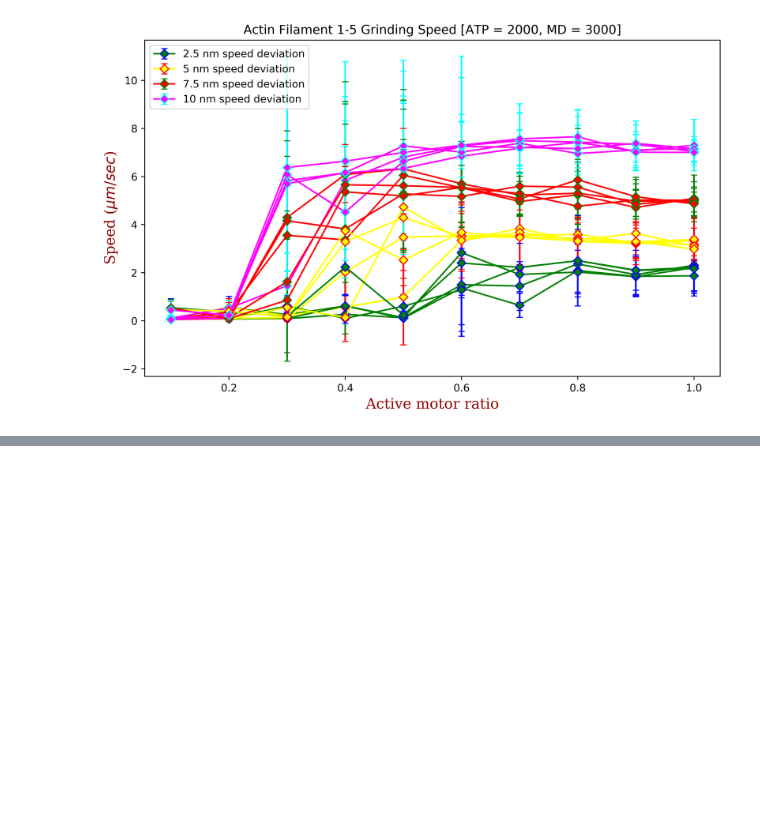
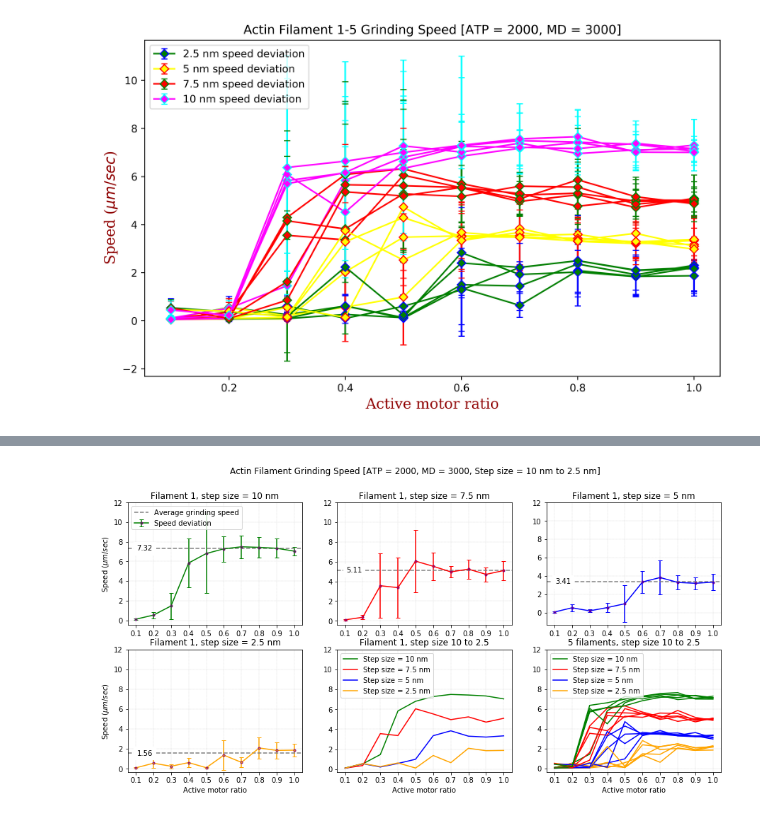
Before and after one commit to SamMachariaPhD/simulate201819, a Jupyter notebook: AFsSpeeds.ipynb, the cells around one changed output, grey strips where cells are left out. Cells and saved outputs as stored; diff of their text form; code cells hidden in the pictures; blank space fills up the shorter version.

```diff
--- a/AFsSpeeds.ipynb
+++ b/AFsSpeeds.ipynb
@@ -80,0 +170,100 @@ plt.savefig('AFsSpeeds_allseed.svg',bbox_inches='tight', format='svg',dip=300)
+# %%
+plt.figure(figsize=(15,7))
+plt.axis('tight')
+plt.suptitle('Actin Filament Grinding Speed [ATP = 2000, MD = 3000, Step size = 10 nm to 2.5 nm]')
+
+plt.subplot(2,3,1)
+plt.errorbar(x,y4,yerr=dev4, mec='purple', capsize=3, marker='.',color='green',label='Speed deviation')
+y4m = np.round(y4[5:].mean(),2)
+plt.axhline(y4m, linestyle='--', color='gray', label='Average grinding speed')
+plt.text(0.15,y4m, str(y4m), va='center', ha='center', backgroundcolor='w')
+plt.title('Filament 1, step size = 10 nm')
+plt.ylabel('Speed ($\mu m/sec$)')
+plt.legend(loc='upper left')
+plt.xticks(np.arange(0.1,1.1,step=0.1))
+plt.yticks(np.arange(0,13,step=2))
+plt.grid(color='gray',which='both',linestyle=':',linewidth=0.25)
+
+plt.subplot(2,3,2)
+#plt.errorbar(x,y8,yerr=dev8, mec='purple', capsize=3, marker='.',color='red',label=None)
+plt.errorbar(x,y3,yerr=dev3, mec='purple', capsize=3, color='red', marker='.', label=None)
+y3m = np.round(y3[5:].mean(),2)
+plt.axhline(y3m, linestyle='--', color='gray', label=None)
+plt.text(0.15,y3m, str(y3m), va='center', ha='center', backgroundcolor='w')
+plt.title('Filament 1, step size = 7.5 nm')
+plt.xticks(np.arange(0.1,1.1,step=0.1))
+plt.yticks(np.arange(0,13,step=2))
+plt.grid(color='gray',which='both',linestyle=':',linewidth=0.25)
+
+plt.subplot(2,3,3)
+#plt.errorbar(x,y12,yerr=dev12, mec='purple', capsize=3, marker='.',color='blue',label=None)
+plt.errorbar(x,y2,yerr=dev2, mec='purple', capsize=3, color='blue', marker='.', label=None)
+y2m = np.round(y2[5:].mean(),2)
+plt.axhline(y2m, linestyle='--', color='gray', label=None)
+plt.text(0.15,y2m, str(y2m), va='center', ha='center', backgroundcolor='w')
+plt.title('Filament 1, step size = 5 nm')
+plt.xticks(np.arange(0.1,1.1,step=0.1))
+plt.yticks(np.arange(0,13,step=2))
+plt.grid(color='gray',which='both',linestyle=':',linewidth=0.25)
+
+plt.subplot(2,3,4)
+#plt.errorbar(x,y16,yerr=dev16, mec='purple', capsize=3, marker='.',color='orange',label=None)
+plt.errorbar(x,y1,yerr=dev1, mec='purple', capsize=3, color='orange', marker='.', label=None)
+y1m = np.round(y1[5:].mean(),2)
+plt.axhline(y1m, linestyle='--', color='gray', label=None)
+plt.text(0.15,y1m, str(y1m), va='center', ha='center', backgroundcolor='w')
+plt.title('Filament 1, step size = 2.5 nm')
+plt.xlabel('Active motor ratio')
+plt.ylabel('Speed ($\mu m/sec$)')
+plt.xticks(np.arange(0.1,1.1,step=0.1))
+plt.yticks(np.arange(0,13,step=2))
+plt.grid(color='gray',which='both',linestyle=':',linewidth=0.25)
+
+plt.subplot(2,3,5)
+plt.plot(x,y4,color='green',label= 'Step size = 10 nm')
+plt.plot(x,y3,color='red',label='Step size = 7.5 nm')
+plt.plot(x,y2,color='blue',label='Step size = 5 nm')
+plt.plot(x,y1,color='orange',label='Step size = 2.5 nm')
+plt.title('Filament 1, step size 10 to 2.5')
+plt.xlabel('Active motor ratio')
+plt.xticks(np.arange(0.1,1.1,step=0.1))
+plt.yticks(np.arange(0,13,step=2))
+plt.grid(color='gray',which='both',linestyle=':',linewidth=0.25)
+plt.legend(loc='upper left')
+
+plt.subplot(2,3,6)
+plt.plot(x,y4, color='green', label='Step size = 10 nm')
+plt.plot(x,y3, color='red', label='Step size = 7.5 nm')
+plt.plot(x,y2, color='blue', label='Step size = 5 nm')
+plt.plot(x,y1, color='orange', label='Step size = 2.5 nm')
+
+# sorry the order changed to ascending i.e., y5 to y8 instead of vice versa
+plt.plot(x,y5, color='orange', label='')
+plt.plot(x,y6, color='blue', label='')
+plt.plot(x,y7, color='red', label='')
+plt.plot(x,y8, color='green', label='')
+
+plt.plot(x,y9, color='orange', label='')
+plt.plot(x,y10, color='blue', label='')
+plt.plot(x,y11, color='red', label='')
+plt.plot(x,y12, color='green', label='')
+
+plt.plot(x,y13, color='orange', label='')
+plt.plot(x,y14, color='blue', label='')
+plt.plot(x,y15, color='red', label='')
+plt.plot(x,y16, color='green', label='')
+
+plt.plot(x,y17, color='orange', label='')
+plt.plot(x,y18, color='blue', label='')
+plt.plot(x,y19, color='red', label='')
+plt.plot(x,y20, color='green', label='')
+plt.title('5 filaments, step size 10 to 2.5')
+plt.xlabel('Active motor ratio')
+plt.xticks(np.arange(0.1,1.1,step=0.1))
+plt.yticks(np.arange(0,13,step=2))
+plt.grid(color='gray',which='both',linestyle=':',linewidth=0.25)
+plt.legend(loc='upper left')
+
+plt.savefig('Stepsize.svg',fmt='svg',dip=500,bbox_inches='tight')
+# %% [output]
+[figure, added]
```
Also changed, not shown: parts of 4 cells of this notebook.
